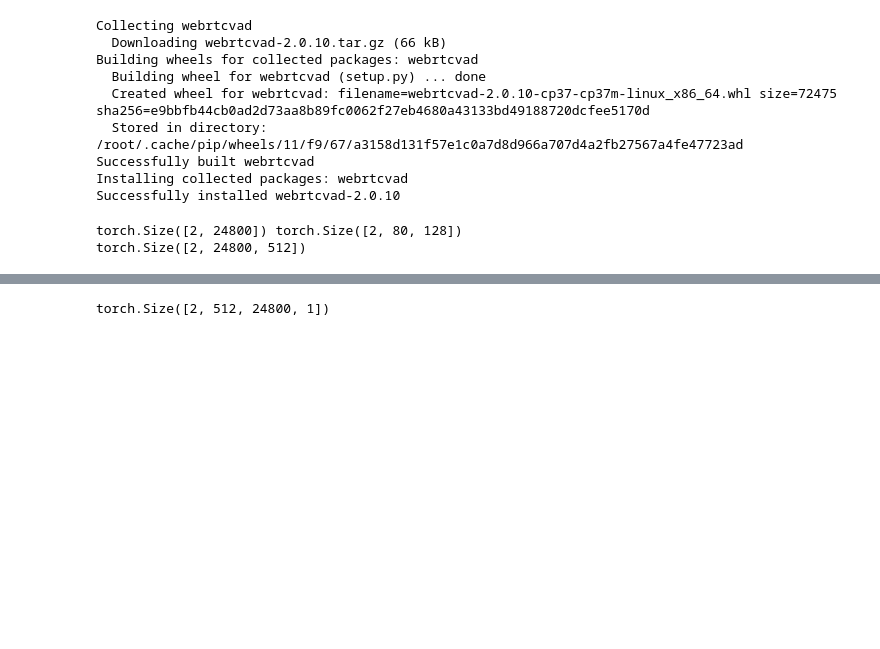
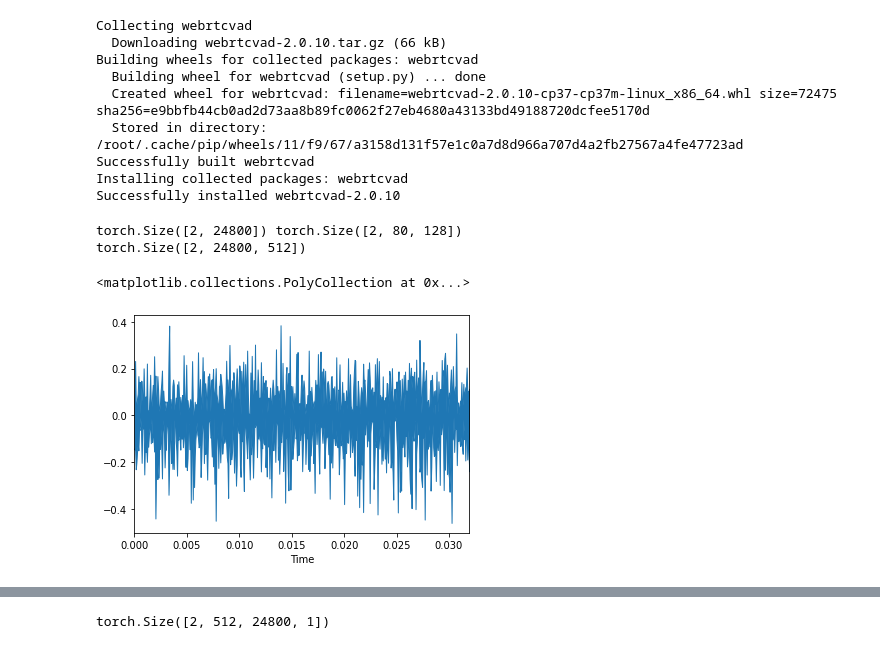
Before and after one commit to CISC-867/Project, a Jupyter notebook: main.ipynb, the cells around one changed output, grey strips where cells are left out. Saved outputs shown, nothing was run; the diff lists cells and outputs as text; code cells hidden in the pictures; blank space fills up the shorter version.

```diff
--- a/main.ipynb
+++ b/main.ipynb
@@ -88,3 +88,9 @@ print(y_pred.shape)
 # %% [output]
 torch.Size([2, 24800]) torch.Size([2, 80, 128])
 torch.Size([2, 24800, 512])
+# %%
+import librosa.display
+librosa.display.waveplot(y_pred[0].detach().numpy(), sr=16000)
+# %% [output]
+<matplotlib.collections.PolyCollection at 0x...>
+[figure, added]
```
Also changed, not shown: parts of 1 cell of this notebook, 1 other file.
